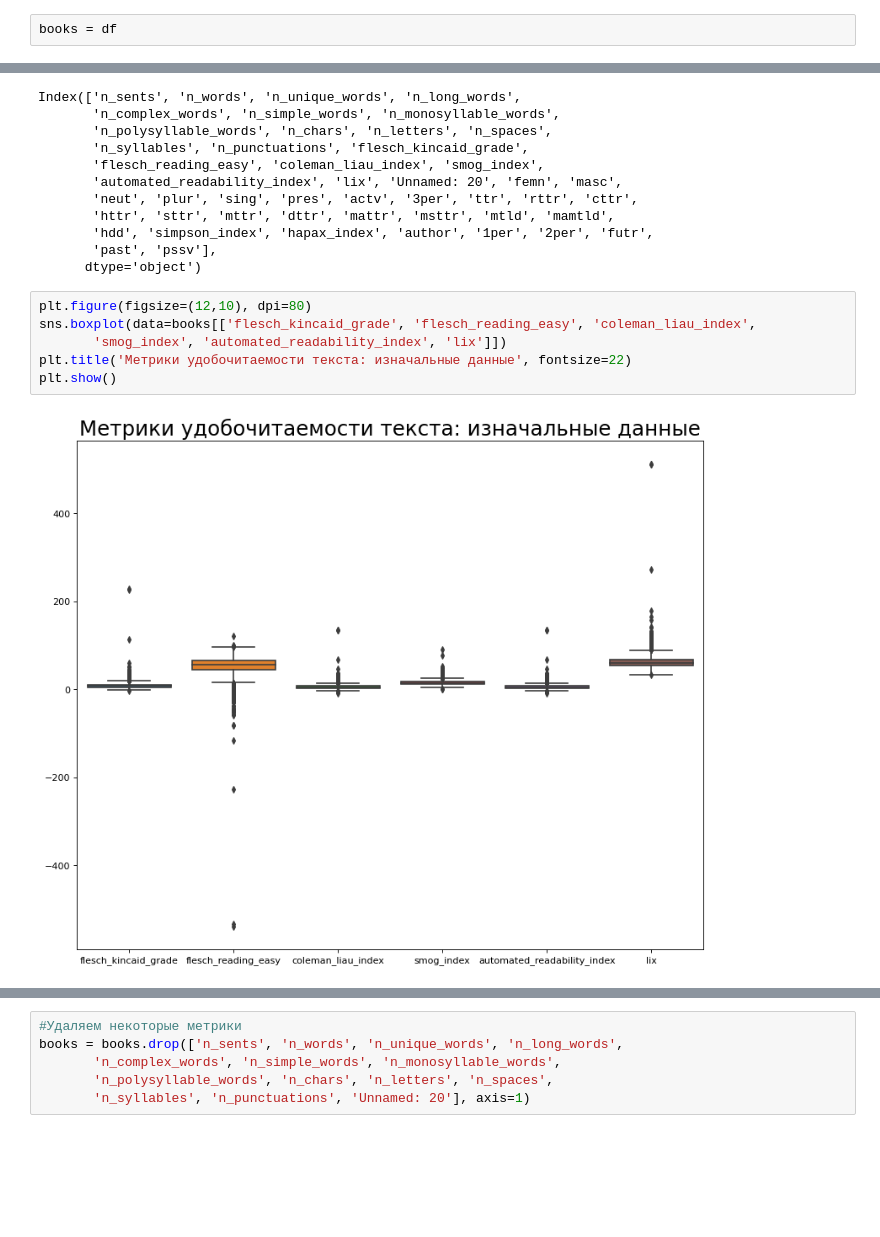
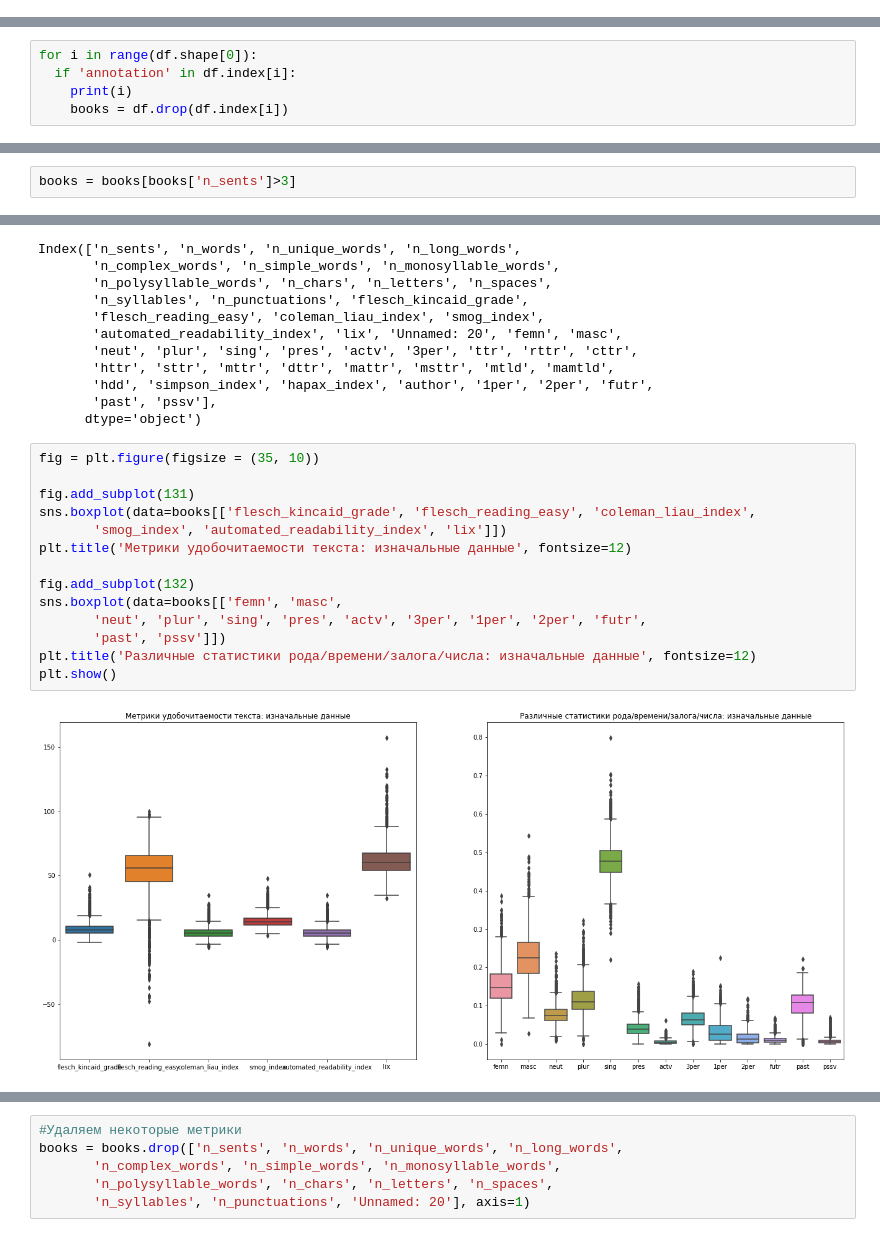
Before and after one commit to ksGrom/author_id, a Jupyter notebook: Чекпоинт №3/metrics.ipynb, the cells around one changed output, grey strips where cells are left out. Saved outputs shown, nothing was run; the diff lists cells and outputs as text; blank space fills up the shorter version.

```diff
--- a/Чекпоинт №3/metrics.ipynb
+++ b/Чекпоинт №3/metrics.ipynb
@@ -48,8 +48,6 @@ for column in ['neut',
        'masc', 'femn', 'plur','sing', 'pres', 'past', 'futr', 'pssv', 'actv', '2per',
        '3per', '1per']:
     df[column] = df[column] / df['n_words']
-# %%
-books = df
 # %% [markdown]
 ## Часть 1: Изучить особенности данных
 # %% [markdown]
@@ -85,0 +112,5 @@ Name: author, dtype: int64
+# %%
+for i in range(df.shape[0]):
+  if 'annotation' in df.index[i]:
+    print(i)
+    books = df.drop(df.index[i])
@@ -85,0 +135,2 @@ Name: author, dtype: int64
+# %%
+books = books[books['n_sents']>3]
@@ -144,10 +221,18 @@ Index(['n_sents', 'n_words', 'n_unique_words', 'n_long_words',
        'past', 'pssv'],
       dtype='object')
 # %%
-plt.figure(figsize=(12,10), dpi=80)
+fig = plt.figure(figsize = (35, 10))
+
+fig.add_subplot(131)
 sns.boxplot(data=books[['flesch_kincaid_grade', 'flesch_reading_easy', 'coleman_liau_index',
        'smog_index', 'automated_readability_index', 'lix']])
-plt.title('Метрики удобочитаемости текста: изначальные данные', fontsize=22)
+plt.title('Метрики удобочитаемости текста: изначальные данные', fontsize=12)
+
+fig.add_subplot(132)
+sns.boxplot(data=books[['femn', 'masc',
+       'neut', 'plur', 'sing', 'pres', 'actv', '3per', '1per', '2per', 'futr',
+       'past', 'pssv']])
+plt.title('Различные статистики рода/времени/залога/числа: изначальные данные', fontsize=12)
 plt.show()
 # %% [output]
-[figure, old version]
+[figure, new version]
```
Also changed, not shown: parts of 49 cells of this notebook, 1 other file.
